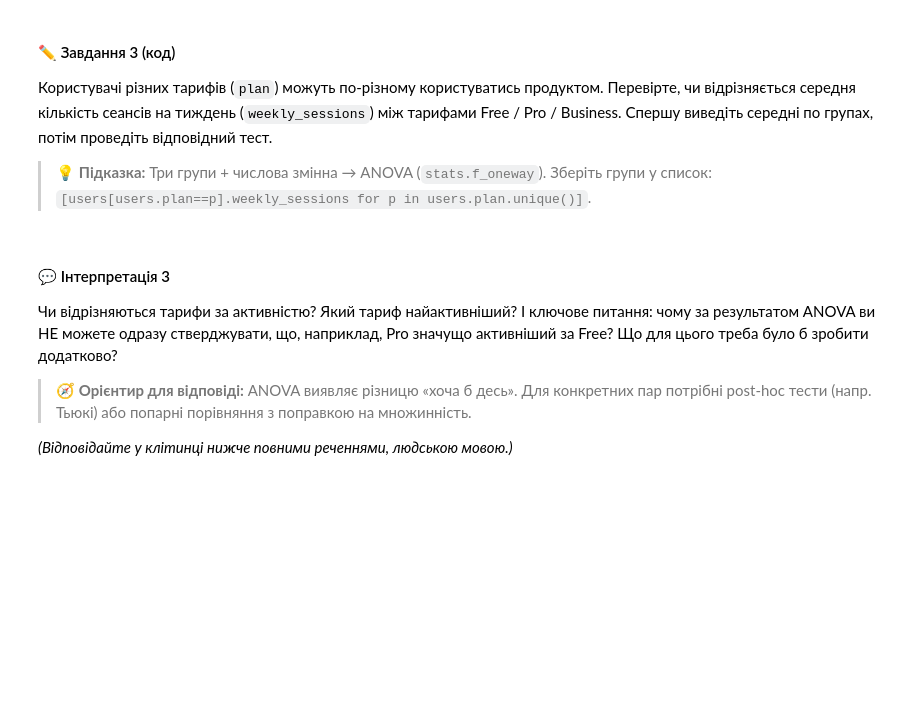
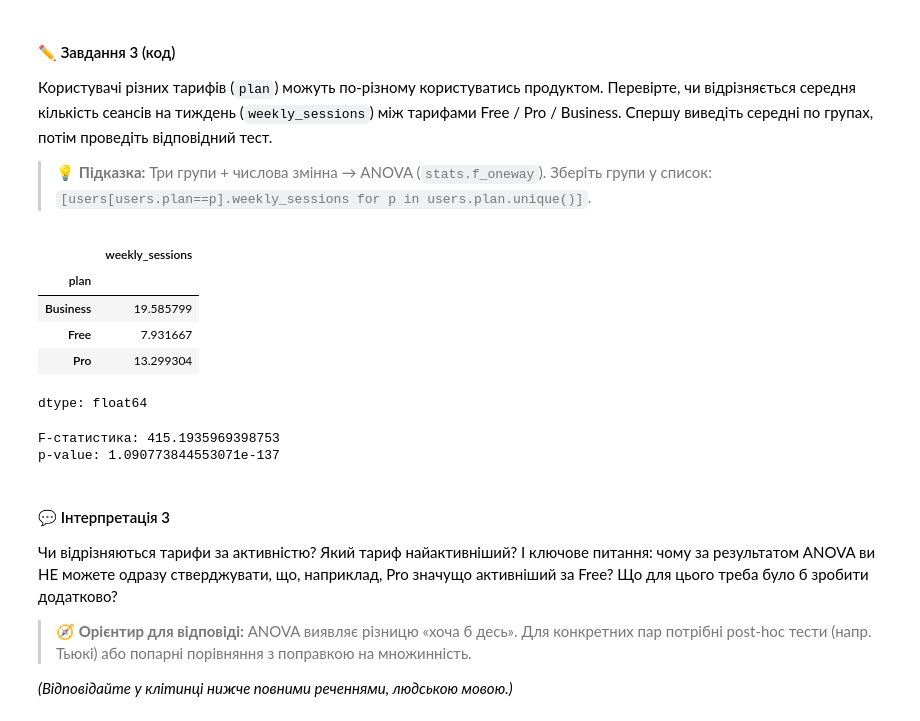
Before and after one commit to Wilson1994/DTA-2026, a Jupyter notebook: homework/practice_stat_tests_HARDER.ipynb, the cells around one changed output. Cells and saved outputs as stored; diff of their text form; code cells hidden in the pictures; blank space fills up the shorter version.

```diff
--- a/homework/practice_stat_tests_HARDER.ipynb
+++ b/homework/practice_stat_tests_HARDER.ipynb
@@ -120,6 +169,27 @@ users.head()
 > 💡 **Підказка:** Три групи + числова змінна → ANOVA (`stats.f_oneway`). Зберіть групи у список: `[users[users.plan==p].weekly_sessions for p in users.plan.unique()]`.
 # %%
 # Завдання 3:
+
+users.groupby('plan')['weekly_sessions'].mean()
+# %% [output]
+|  | weekly_sessions |
+| plan |  |
+| Business | 19.585799 |
+| Free | 7.931667 |
+| Pro | 13.299304 |
+dtype: float64
+# %%
+from scipy import stats
+
+groups = [users[users.plan == p]['weekly_sessions'] for p in users['plan'].unique()]
+
+f_stat, p_value = stats.f_oneway(*groups)
+
+print("F-статистика:", f_stat)
+print("p-value:", p_value)
+# %% [output]
+F-статистика: 415.1935969398753
+p-value: 1.090773844553071e-137
 # %% [markdown]
 #### 💬 Інтерпретація 3
 
```
Also changed, not shown: parts of 36 cells of this notebook.
